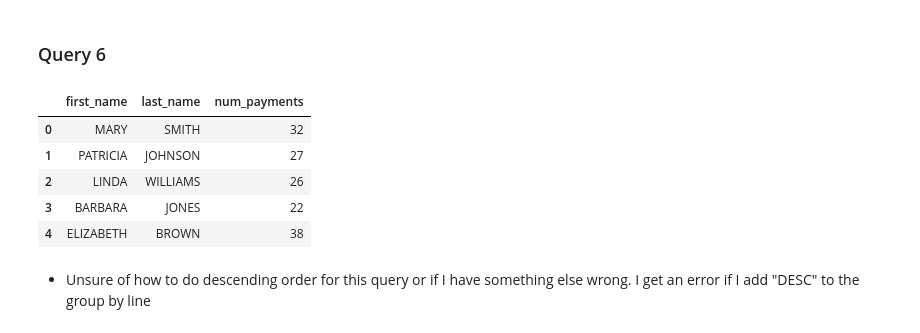
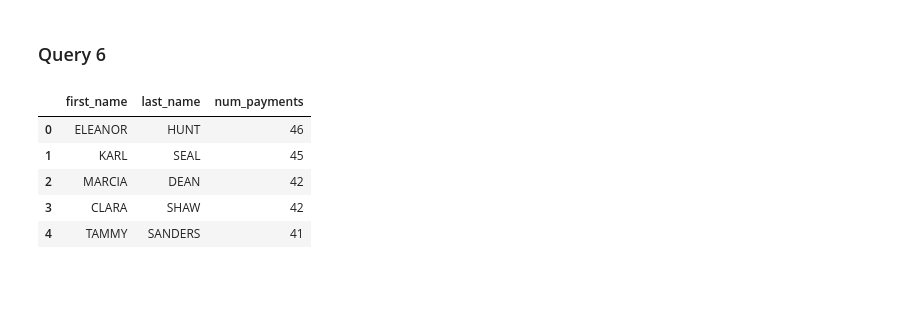
Before and after one commit to Zach-Hanson3/Queries--Sakila--Core--Assignment, a Jupyter notebook: Queries Assignment.ipynb, the cells around one changed output. Saved outputs shown, nothing was run; the diff lists cells and outputs as text; code cells hidden in the pictures; blank space fills up the shorter version.

Commit message:
updated query 6

```diff
--- a/Queries Assignment.ipynb
+++ b/Queries Assignment.ipynb
@@ -166,19 +166,18 @@ pd.read_sql(q, engine)
 # %%
 q = '''
 SELECT customer.first_name, customer.last_name, COUNT(payment.payment_id) as num_payments
-FROM payment
-INNER JOIN customer
+FROM customer
+INNER JOIN payment
 ON payment.customer_id = customer.customer_id
-GROUP BY payment.customer_id
+GROUP BY customer.customer_id
+ORDER BY count(payment.payment_id) DESC
 LIMIT 5
 '''
 pd.read_sql(q, engine)
 # %% [output]
 |  | first_name | last_name | num_payments |
-| 0 | MARY | SMITH | 32 |
-| 1 | PATRICIA | JOHNSON | 27 |
-| 2 | LINDA | WILLIAMS | 26 |
-| 3 | BARBARA | JONES | 22 |
-| 4 | ELIZABETH | BROWN | 38 |
+| 0 | ELEANOR | HUNT | 46 |
+| 1 | KARL | SEAL | 45 |
+| 2 | MARCIA | DEAN | 42 |
+| 3 | CLARA | SHAW | 42 |
+| 4 | TAMMY | SANDERS | 41 |
-# %% [markdown]
-- Unsure of how to do descending order for this query or if I have something else wrong. I get an error if I add "DESC" to the group by line
```
